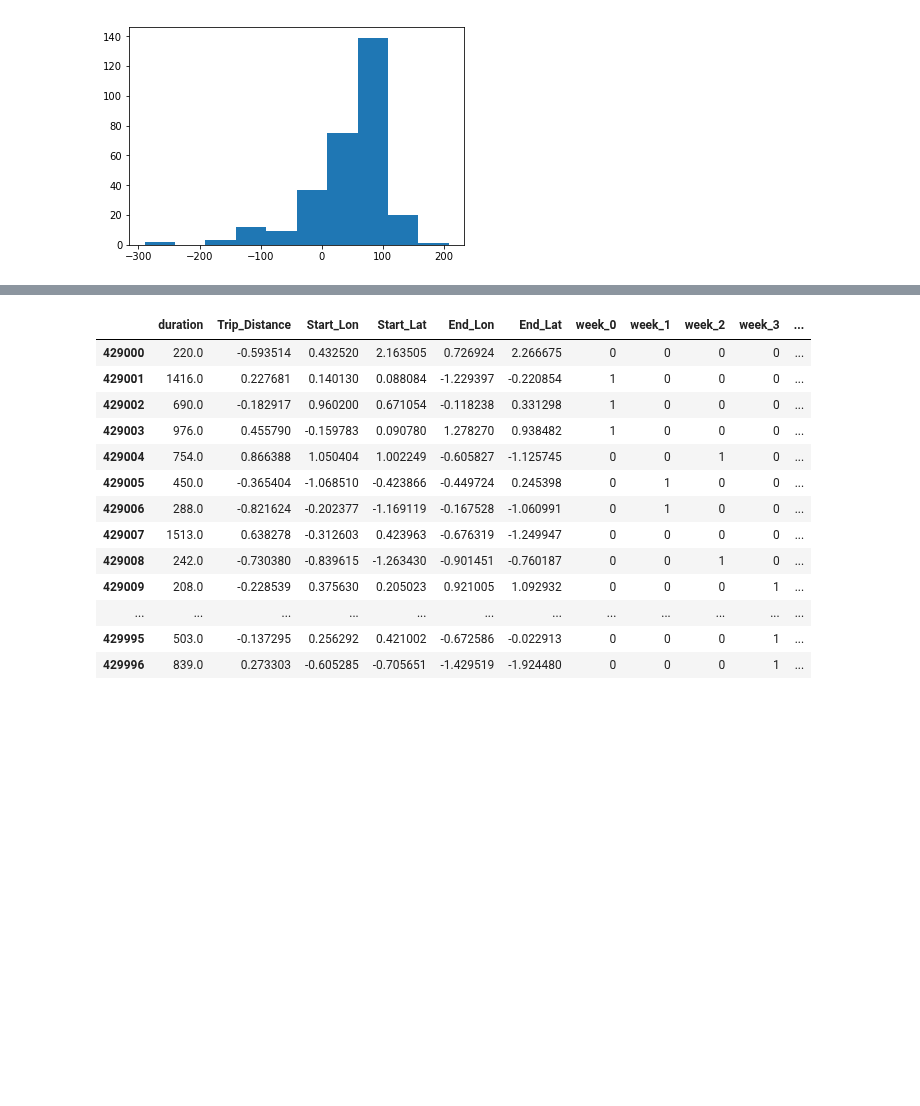
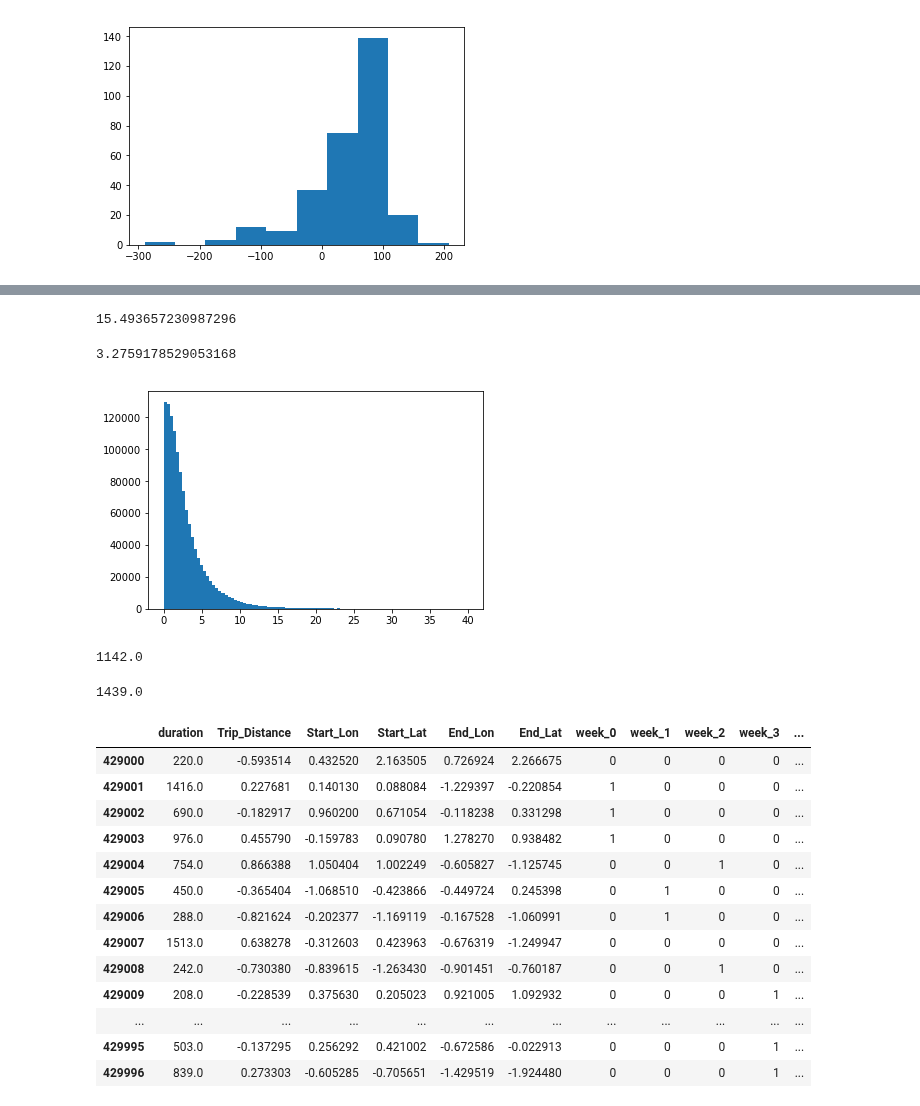
Before and after one commit to M20190649/cs281-final-taxi, a Jupyter notebook: 2017-11-06_JC_low-dim-model.ipynb, the cells around one changed output, grey strips where cells are left out. Saved outputs shown, nothing was run; the diff lists cells and outputs as text; code cells hidden in the pictures; blank space fills up the shorter version.

```diff
--- a/2017-11-06_JC_low-dim-model.ipynb
+++ b/2017-11-06_JC_low-dim-model.ipynb
@@ -195,0 +254,10 @@ array([[          nan,           nan,           nan,           nan,
+# %%
+chunks = pd.read_csv('data/yellow_tripdata_2009-01_test.csv', chunksize=100000)
+
+h = True
+for df in tqdm(chunks, total=93):
+    df = rotate_manhattan(filter_manhattan(unnormalize(df)))
+    df.to_csv('data/yellow_tripdata_2009-01_test_JC.csv', mode='a',
+              index=False,
+              header=h)
+    h = False
@@ -195,0 +285,38 @@ array([[          nan,           nan,           nan,           nan,
+# %%
+
+chunks = pd.read_csv('data/yellow_tripdata_2009-01_test_JC.csv',
+                     chunksize=1000)
+losses = []
+for df in tqdm(chunks):
+    for i, row in df.iterrows():
+        pbar.update(1)
+        source = (int(clip(round(row['start_x']), 0, 9)),
+                  int(clip(round(row['start_y']), 0, 34)))
+        target = (int(clip(round(row['end_x']), 0, 9)),
+                  int(clip(round(row['end_y']), 0, 34)))
+        path = min_cost(source, target, weights.data.numpy())
+        pred = (Variable(Tensor(path)) * weights).sum()
+        loss = (pred - row['duration']) ** 2
+#         optimizer.zero_grad()
+#         loss.backward()
+#         optimizer.step()
+        losses.append(loss.data[0])
+        if i % 50 == 0:
+            print(np.sqrt(loss.data[0])/60)
+            clear_output(wait=True)
+# %%
+losses = np.array(losses)
+# %%
+minute_loss = np.sqrt(losses)/60
+# %%
+np.percentile(minute_loss, 99)
+# %% [output]
+15.493657230987296
+# %%
+minute_loss.mean()
+# %% [output]
+3.2759178529053168
+# %%
+plt.hist(minute_loss[minute_loss < 40], bins=100);
+# %% [output]
+[figure, added]
@@ -196,3 +325,11 @@ array([[          nan,           nan,           nan,           nan,
+# %%
+np.percentile(test['duration'],99.99)/60
+# %% [output]
+1142.0
+# %%
+86340.0/60
+# %% [output]
+1439.0
 # %%
 next(chunks)
 # %% [output]
```
Also changed, not shown: parts of 24 cells of this notebook, 2 other files.
